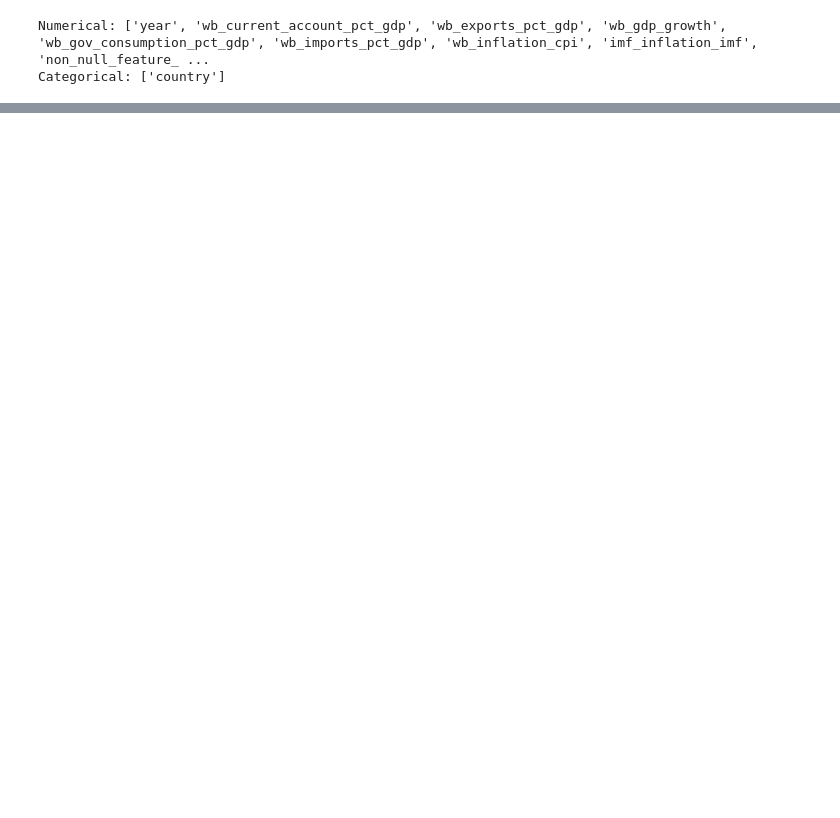
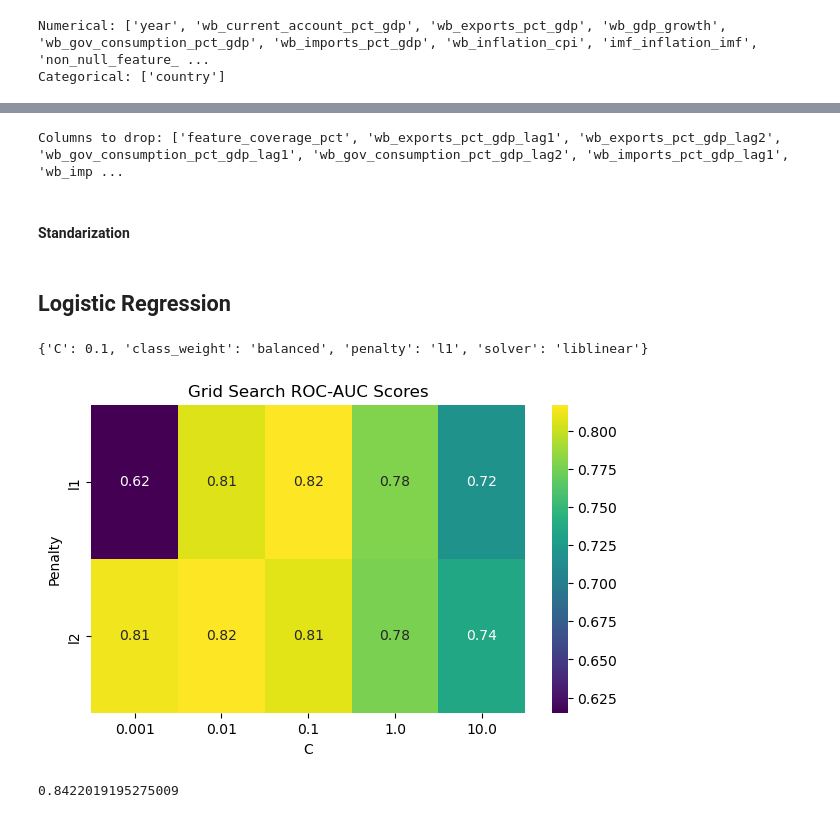
Before and after one commit to tina-ytyuan/SP26_IDS705_ML_Project, a Jupyter notebook: regressions.ipynb, the cells around one changed output, grey strips where cells are left out. Saved outputs shown, nothing was run; the diff lists cells and outputs as text; code cells hidden in the pictures; blank space fills up the shorter version.

```diff
--- a/regressions.ipynb
+++ b/regressions.ipynb
@@ -69,0 +123,22 @@ X_test_scaled = scaler.transform(X_test[num_cols])
+# %%
+# identify highly correlated features (correlation > 0.9)
+import numpy as np
+
+corr_matrix = X_train_num.corr().abs()
+
+# upper triangle of correlation matrix
+upper = corr_matrix.where(np.triu(np.ones(corr_matrix.shape), k=1).astype(bool))
+
+# columns to drop
+to_drop = [col for col in upper.columns if any(upper[col] > 0.9)]
+
+print("Columns to drop:", to_drop)
+# %% [output]
+Columns to drop: ['feature_coverage_pct', 'wb_exports_pct_gdp_lag1', 'wb_exports_pct_gdp_lag2', 'wb_gov_consumption_pct_gdp_lag1', 'wb_gov_consumption_pct_gdp_lag2', 'wb_imports_pct_gdp_lag1', 'wb_imp ...
+# %%
+# drop highly correlated features from numerical data
+X_train_processed = X_train_num.drop(columns=to_drop)
+X_val_processed = X_val_num.drop(columns=to_drop)
+X_test_processed = X_test_num.drop(columns=to_drop)
+# %% [markdown]
+#### Standarization
@@ -69,0 +168,53 @@ X_test_scaled = scaler.transform(X_test[num_cols])
+# %%
+# finalize feature set by concatenating numerical and ohe features
+X_train_processed = pd.concat([X_train_scaled, X_train_cat], axis=1)
+X_val_processed = pd.concat([X_val_scaled, X_val_cat], axis=1)
+X_test_processed = pd.concat([X_test_scaled, X_test_cat], axis=1)
+# %% [markdown]
+## Logistic Regression
+# %%
+# perform grid search for logistic regression
+from sklearn.linear_model import LogisticRegression
+from sklearn.model_selection import GridSearchCV
+
+param_grid = {
+    "C": [0.001, 0.01, 0.1, 1, 10],
+    "penalty": ["l1", "l2"],
+    "solver": ["liblinear"],
+    "class_weight": [None, "balanced"],
+}
+
+model = LogisticRegression(max_iter=2000)
+
+grid = GridSearchCV(model, param_grid, cv=5, scoring="roc_auc", n_jobs=-1)
+
+grid.fit(X_train_processed, y_train)
+
+print(grid.best_params_)
+# %% [output]
+{'C': 0.1, 'class_weight': 'balanced', 'penalty': 'l1', 'solver': 'liblinear'}
+# %%
+# visualize grid search results
+results = pd.DataFrame(grid.cv_results_)
+
+pivot = results.pivot_table(
+    values="mean_test_score", index="param_penalty", columns="param_C"
+)
+
+plt.figure(figsize=(7, 4))
+sns.heatmap(pivot, annot=True, cmap="viridis")
+plt.title("Grid Search ROC-AUC Scores")
+plt.xlabel("C")
+plt.ylabel("Penalty")
+plt.show()
+# %% [output]
+[figure, added]
+# %%
+best_model = grid.best_estimator_
+
+from sklearn.metrics import roc_auc_score
+
+y_val_pred = best_model.predict_proba(X_val_processed)[:, 1]
+roc_auc_score(y_val, y_val_pred)
+# %% [output]
+0.8422019195275009
```
Also changed, not shown: parts of 13 cells of this notebook.
